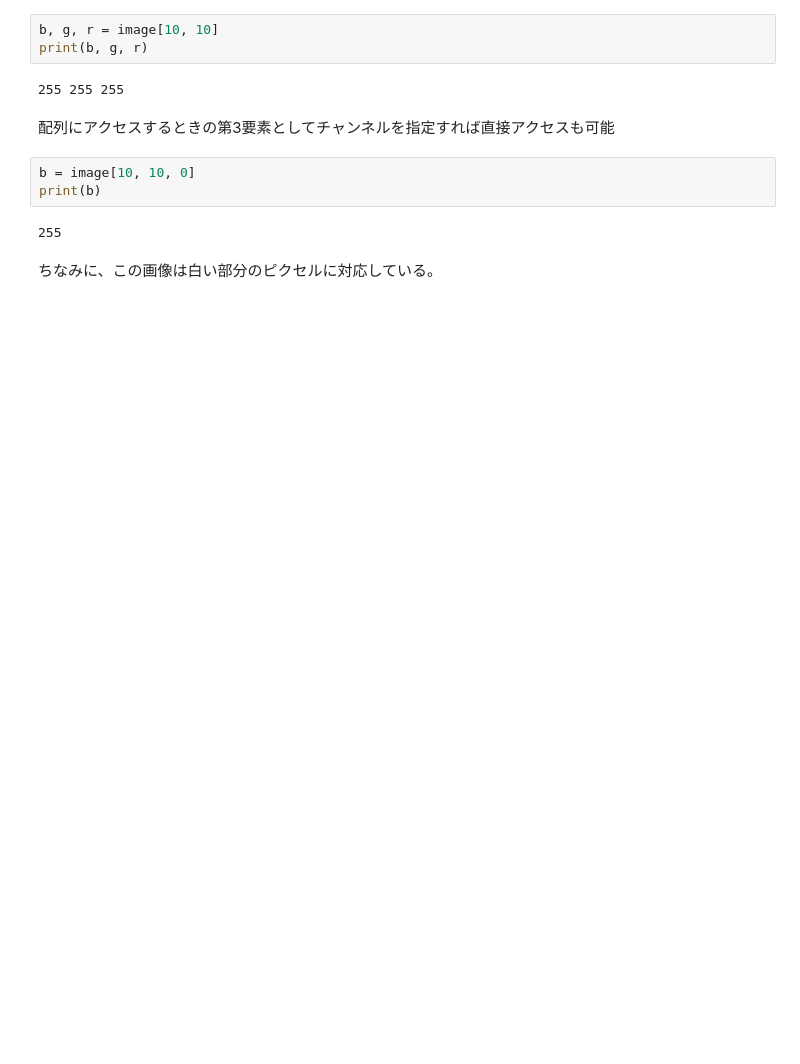
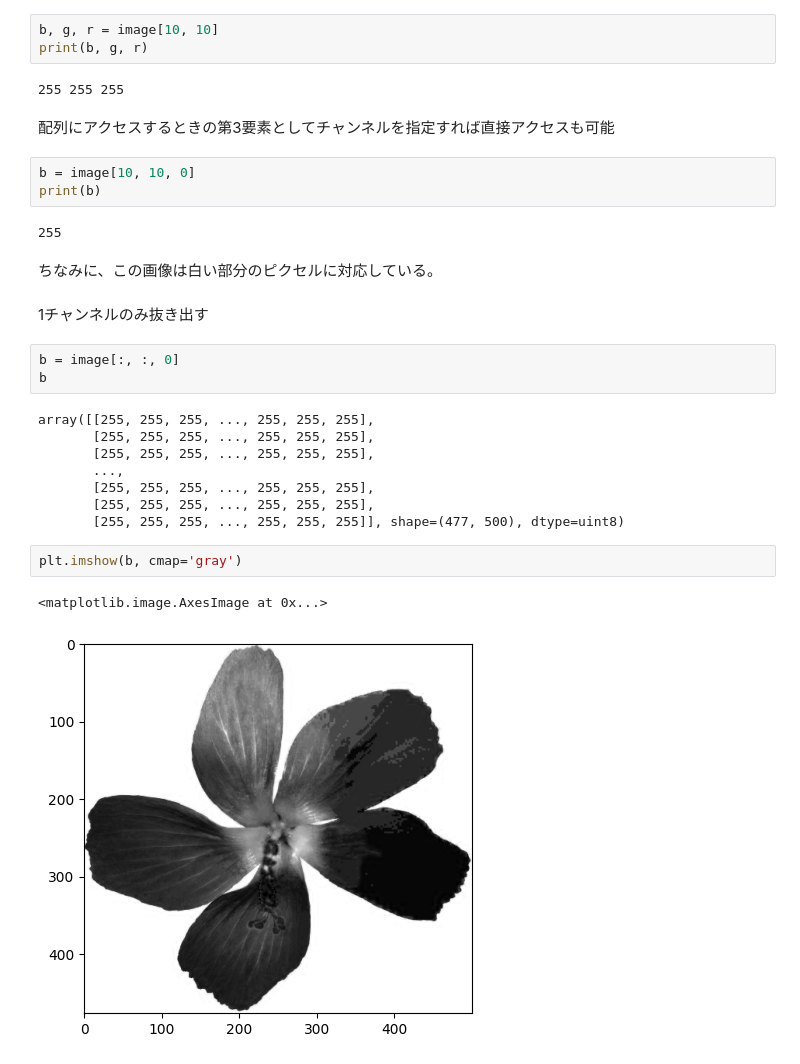
Before and after one commit to garaemon/jupyter-notes, a Jupyter notebook: opencv/01_basic.ipynb, the cells around one changed output. Drawn from its saved outputs; the diff is of its cells as text; blank space fills up the shorter version.

```diff
--- a/opencv/01_basic.ipynb
+++ b/opencv/01_basic.ipynb
@@ -76,3 +76,21 @@ print(b)
 255
 # %% [markdown]
 ちなみに、この画像は白い部分のピクセルに対応している。
+# %% [markdown]
+1チャンネルのみ抜き出す
+# %%
+b = image[:, :, 0]
+b
+# %% [output]
+array([[255, 255, 255, ..., 255, 255, 255],
+       [255, 255, 255, ..., 255, 255, 255],
+       [255, 255, 255, ..., 255, 255, 255],
+       ...,
+       [255, 255, 255, ..., 255, 255, 255],
+       [255, 255, 255, ..., 255, 255, 255],
+       [255, 255, 255, ..., 255, 255, 255]], shape=(477, 500), dtype=uint8)
+# %%
+plt.imshow(b, cmap='gray')
+# %% [output]
+<matplotlib.image.AxesImage at 0x...>
+[figure, added]
```
Also changed, not shown: parts of 3 cells of this notebook.
